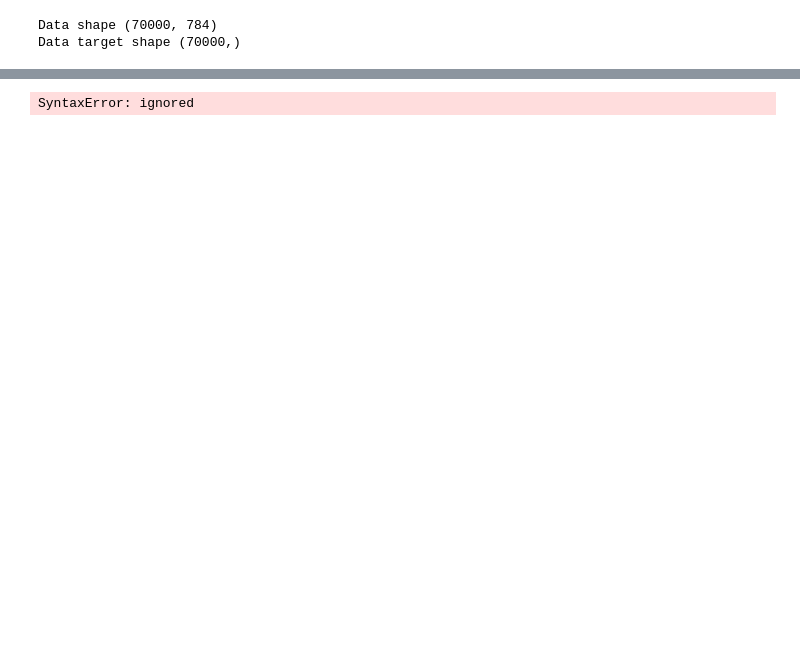
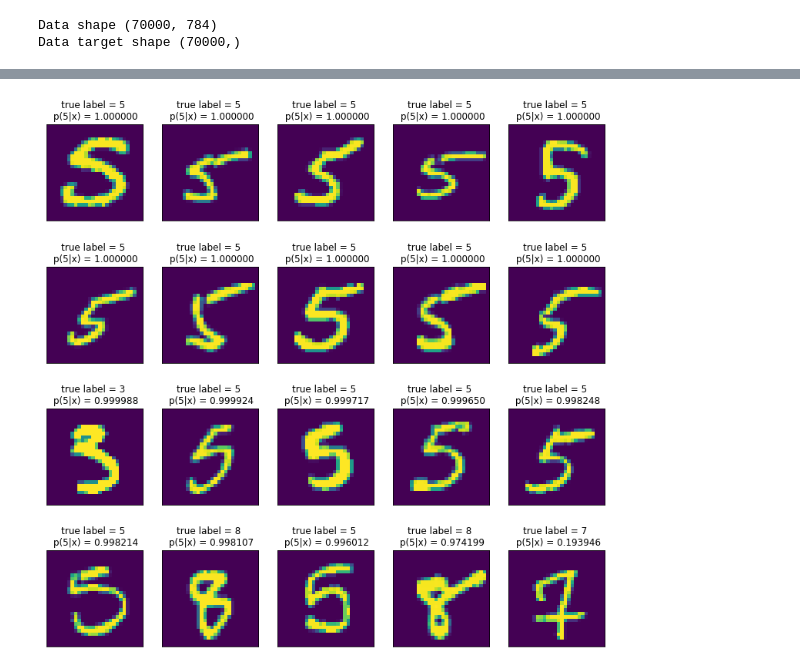
Before and after one commit to RyotaEisaki/machine_learning, a Jupyter notebook: ML_week_9/mnist_softmax.ipynb, the cells around one changed output, grey strips where cells are left out. Cells and saved outputs as stored; diff of their text form; code cells hidden in the pictures; blank space fills up the shorter version.

```diff
--- a/ML_week_9/mnist_softmax.ipynb
+++ b/ML_week_9/mnist_softmax.ipynb
@@ -73,20 +73,20 @@ class = 9   u_k =  18.745   z_k = ?
 y_predict = 8 , y_true = 8
 # %%
-"#@title Choose a class to show result (0 <= class_no <= 9) { run: "auto", vertical-output: true, display-mode: "both" }
+#@title Choose a class to show result (0 <= class_no <= 9) { run: "auto", vertical-output: true, display-mode: "both" }
 class_no = 5 #@param {type:"integer"}
 # Let choose a digit and get top 10 test sample
 # that have the highest prediction's probability value
 x_test_proba = logisticRegr.predict_proba(x_test)[:, class_no]
 sorted_index = np.argsort(x_test_proba)[::-1]
 
 fig, ax = plt.subplots(nrows=4, ncols= 5, figsize=(13,13))
 ax = ax.flat
 for idx, index in enumerate(sorted_index[:20]):
     ax[idx].imshow(x_test[index].reshape(28, 28))
     ax[idx].set_xticks(ticks=[])
     ax[idx].set_yticks(ticks=[])
     ax[idx].set_title('true label = %d \n p(%d|x) = %5f' % ( int(y_test[index]), class_no,
                                          x_test_proba[index]))
 plt.show()
 # %% [output]
-SyntaxError: ignored
+[figure, added]
```
Also changed, not shown: parts of 2 cells of this notebook, 1 other file.
